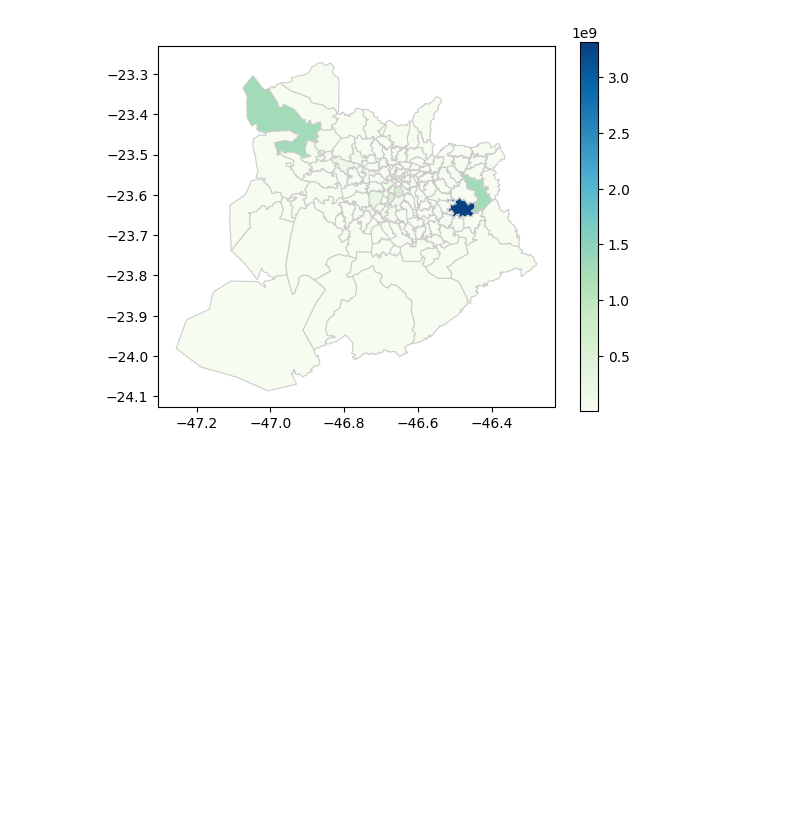
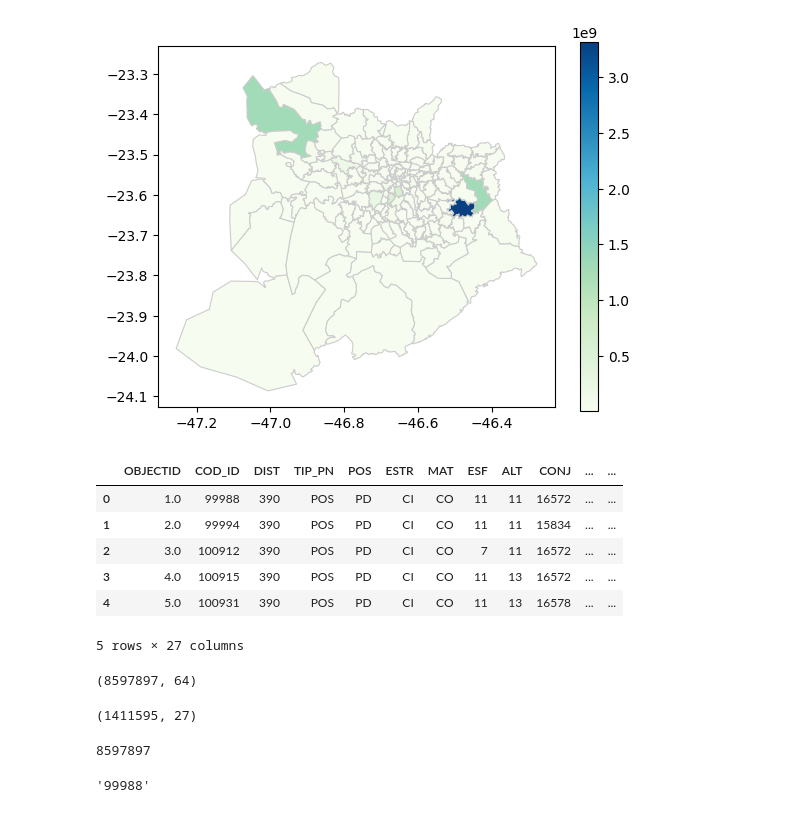
Before and after one commit to joaovalves1104/CEAMAZON-ENEL, a Jupyter notebook: load_thermic_map.ipynb, the cells around one changed output. Saved outputs shown, nothing was run; the diff lists cells and outputs as text; code cells hidden in the pictures; blank space fills up the shorter version.

```diff
--- a/load_thermic_map.ipynb
+++ b/load_thermic_map.ipynb
@@ -157,3 +158,13 @@ conj_geracao.plot(column="DENSIDADE_GERACAO", cmap="GnBu", linewidth=0.8, ax=ax,
 # %% [output]
 <AxesSubplot: >
 [figure]
+# %%
+ponnot.head()
+# %% [output]
+|  | OBJECTID | COD_ID | DIST | TIP_PN | POS | ESTR | MAT | ESF | ALT | CONJ | ... | ... |
+| 0 | 1.0 | 99988 | 390 | POS | PD | CI | CO | 11 | 11 | 16572 | ... | ... |
+| 1 | 2.0 | 99994 | 390 | POS | PD | CI | CO | 11 | 11 | 15834 | ... | ... |
+| 2 | 3.0 | 100912 | 390 | POS | PD | CI | CO | 7 | 11 | 16572 | ... | ... |
+| 3 | 4.0 | 100915 | 390 | POS | PD | CI | CO | 11 | 13 | 16572 | ... | ... |
+| 4 | 5.0 | 100931 | 390 | POS | PD | CI | CO | 11 | 13 | 16578 | ... | ... |
+5 rows × 27 columns
@@ -159,0 +181,4 @@ conj_geracao.plot(column="DENSIDADE_GERACAO", cmap="GnBu", linewidth=0.8, ax=ax,
+# %%
+ucbt.shape
+# %% [output]
+(8597897, 64)
@@ -159,0 +188,12 @@ conj_geracao.plot(column="DENSIDADE_GERACAO", cmap="GnBu", linewidth=0.8, ax=ax,
+# %%
+ponnot.shape
+# %% [output]
+(1411595, 27)
+# %%
+len(pontos_bt)
+# %% [output]
+8597897
+# %%
+ponnot_ucbt.COD_ID[0]
+# %% [output]
+'99988'
```
Also changed, not shown: parts of 6 cells of this notebook.
